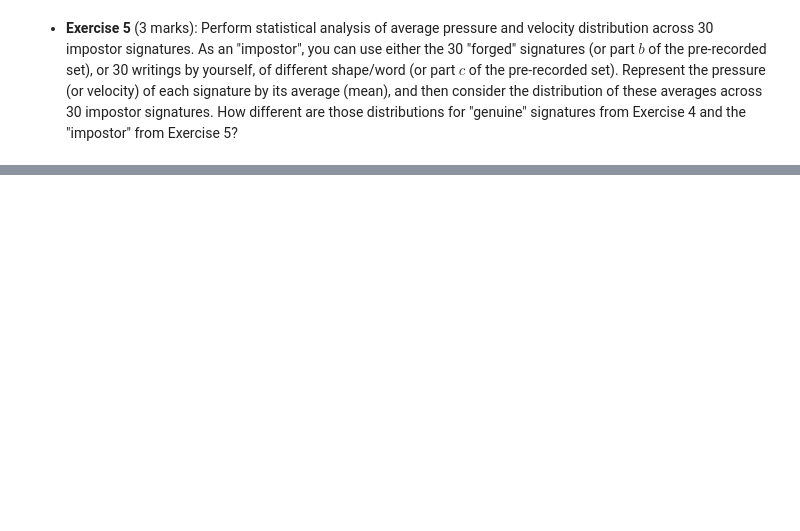
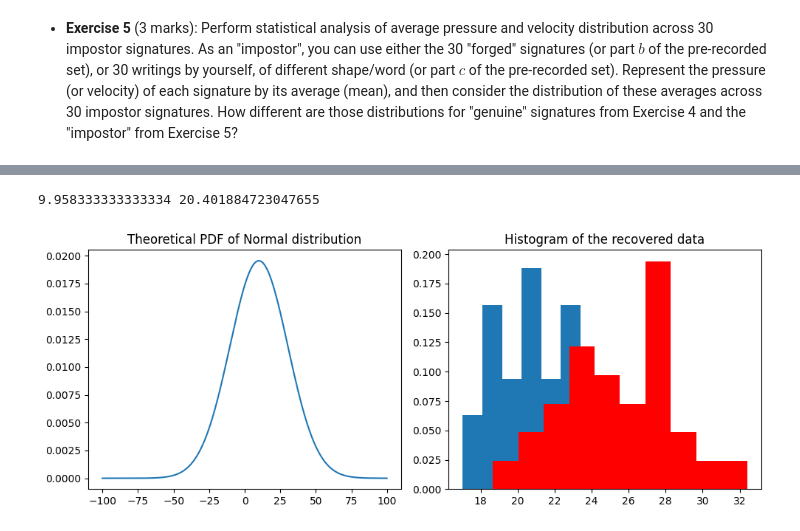
Before and after one commit to TheJade/ENCM509, a Jupyter notebook: Lab2/Lab02_2023W.ipynb, the cells around one changed output, grey strips where cells are left out. Drawn from its saved outputs; the diff is of its cells as text; code cells hidden in the pictures; blank space fills up the shorter version.

```diff
--- a/Lab2/Lab02_2023W.ipynb
+++ b/Lab2/Lab02_2023W.ipynb
@@ -393,2 +451,24 @@ plt.colorbar(sm);
 # %% [markdown]
 - **Exercise 5** (3 marks): Perform statistical analysis of average pressure and velocity distribution across 30 impostor signatures. As an "impostor", you can use either the 30 "forged" signatures (or part $b$ of the pre-recorded set), or 30 writings by yourself, of different shape/word (or part $c$ of the pre-recorded set). Represent the pressure (or velocity) of each signature by its average (mean), and then consider the distribution of these averages across 30 impostor signatures. How different are those distributions for "genuine" signatures from Exercise 4 and the "impostor" from Exercise 5?
+# %%
+# columns: mean_vel, std_vec, mean_prs, std_prs
+im_stats_measures = np.zeros((30,4))
+
+# using 10-30 signatures
+for i in range(30):
+    csv_file = pd.read_csv(os.getcwd() + '/Imposter/' + '%d.csv' % (i+1))
+
+    coord1 = csv_file[['X', 'Y']].to_numpy()
+    time1 = csv_file['Time'].to_numpy().reshape((-1,1))
+    prs1 = csv_file['Pressure'].to_numpy().reshape((-1,1))
+
+    vel = calc_velocity(time1, coord1)
+
+    im_stats_measures[i, 0] = np.mean(vel)
+    im_stats_measures[i, 1] = np.std(vel)
+
+    im_stats_measures[i, 2] = np.mean(prs1)
+    im_stats_measures[i, 3] = np.std(prs1)
+
+    print('#%d - pressure: %.2f; velocity: %.2f' %\
+          (i, np.mean(prs1), np.mean(vel)))
@@ -394,0 +493,23 @@ plt.colorbar(sm);
+# %%
+# getting only the 1st velocity 'mean' and 'std'
+print(stats_measures[0,0], stats_measures[0,1])
+
+n = norm(stats_measures[0,0], stats_measures[0,1])
+# %% [output]
+9.958333333333334 20.401884723047655
+# %%
+x = np.arange(-100, 100, 0.1)
+
+plt.figure(figsize=(10,4))
+plt.subplot(1,2,1)
+plt.plot(x, n.pdf(x))
+plt.title('Theoretical PDF of Normal distribution');
+
+plt.subplot(1,2,2)
+plt.hist(stats_measures[:,1], bins=10, density=True);
+plt.hist(im_stats_measures[:,1], bins=10, density=True, color='red');
+plt.title('Histogram of the recovered data');
+
+# put the name of the set in the title
+# %% [output]
+[figure, added]
```
Also changed, not shown: parts of 8 cells of this notebook.
